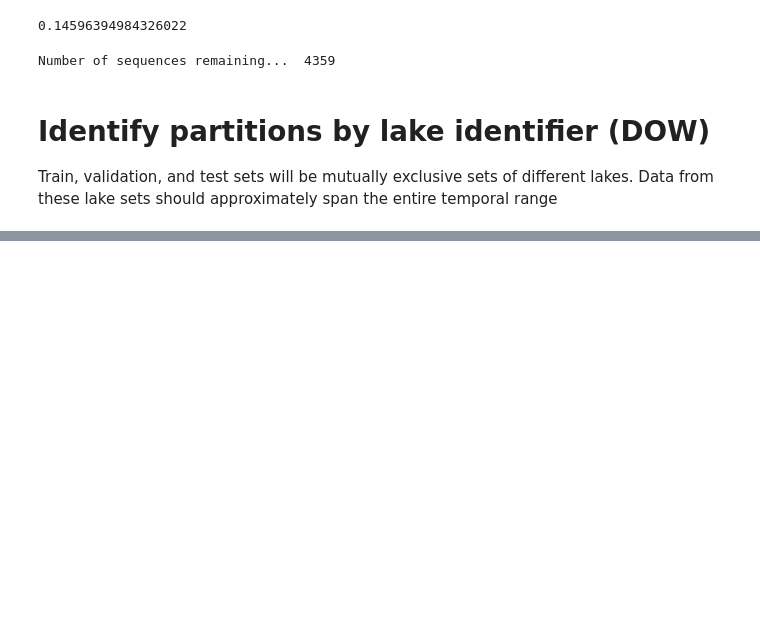
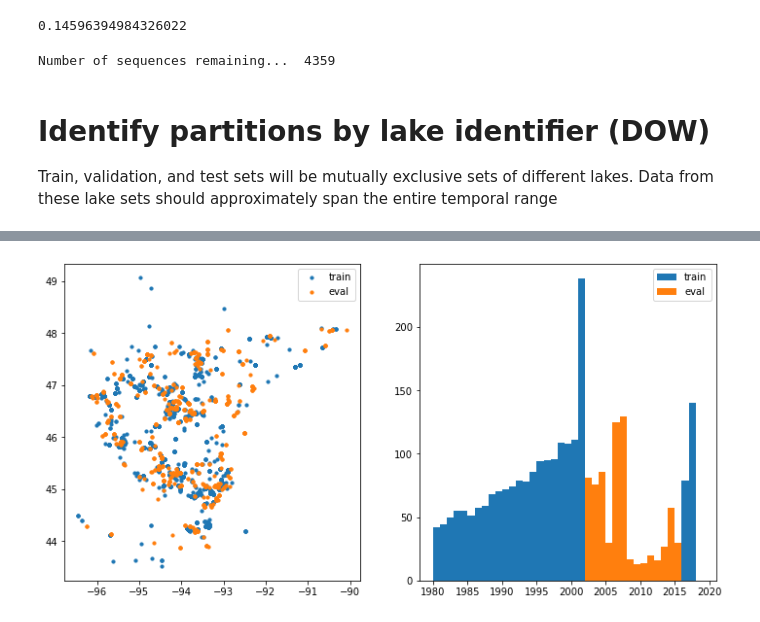
Before and after one commit to jdiaz4302/lake_ice_prediction, a Jupyter notebook: 01_process/src/C_TrainTestSplits.ipynb, the cells around one changed output, grey strips where cells are left out. Saved outputs shown, nothing was run; the diff lists cells and outputs as text; code cells hidden in the pictures; blank space fills up the shorter version.

```diff
--- a/01_process/src/C_TrainTestSplits.ipynb
+++ b/01_process/src/C_TrainTestSplits.ipynb
@@ -344,0 +258,24 @@ save_partition_data(test_indices, test_data_fpath)
+# %%
+# simple function to subset dataframe
+def subset_by_year(data, years):
+
+    years_min, years_max = years
+
+    sub_data = data[(data['year'] > years_min)*
+                    (data['year'] < years_max)]
+
+    return sub_data
+# %%
+# simple function to get data outside the subset above
+def get_remaining_data(data, years):
+
+    years_min, years_max = years
+
+    sub_indices = ((data['year'] > years_min)*
+                   (data['year'] < years_max))
+
+    remaining_indices = np.asarray([not i for i in sub_indices])
+
+    remaining_data = data[remaining_indices]
+
+    return remaining_data
@@ -344,0 +347,23 @@ save_partition_data(test_indices, test_data_fpath)
+# %%
+# Manually inspected index from interactive plot
+# seed is set, so this wont change
+year_bounds_A = parameters[found_iteration]
+cur_DOW_A = dow_tracking[found_iteration]
+# %%
+# separate the evaluation and training data
+eval_df = df[df['DOW'].isin(cur_DOW_A)]
+eval_df = subset_by_year(eval_df, year_bounds_A)
+train_df = get_remaining_data(df, year_bounds_A)
+# %%
+# plot the evaluation and training data
+fig, ax = plt.subplots(1, 2, figsize = (12, 6))
+
+ax[0].scatter(train_df['long'], train_df['lat'], s = 10, label = 'train')
+ax[0].scatter(eval_df['long'], eval_df['lat'], s = 10, label = 'eval')
+ax[0].legend();
+
+plt.hist(train_df['year'], bins = np.arange(1980, 2020), label = 'train')
+plt.hist(eval_df['year'], bins = np.arange(1980, 2020), label = 'eval')
+plt.legend();
+# %% [output]
+[figure, added]
```
Also changed, not shown: parts of 33 cells of this notebook.
